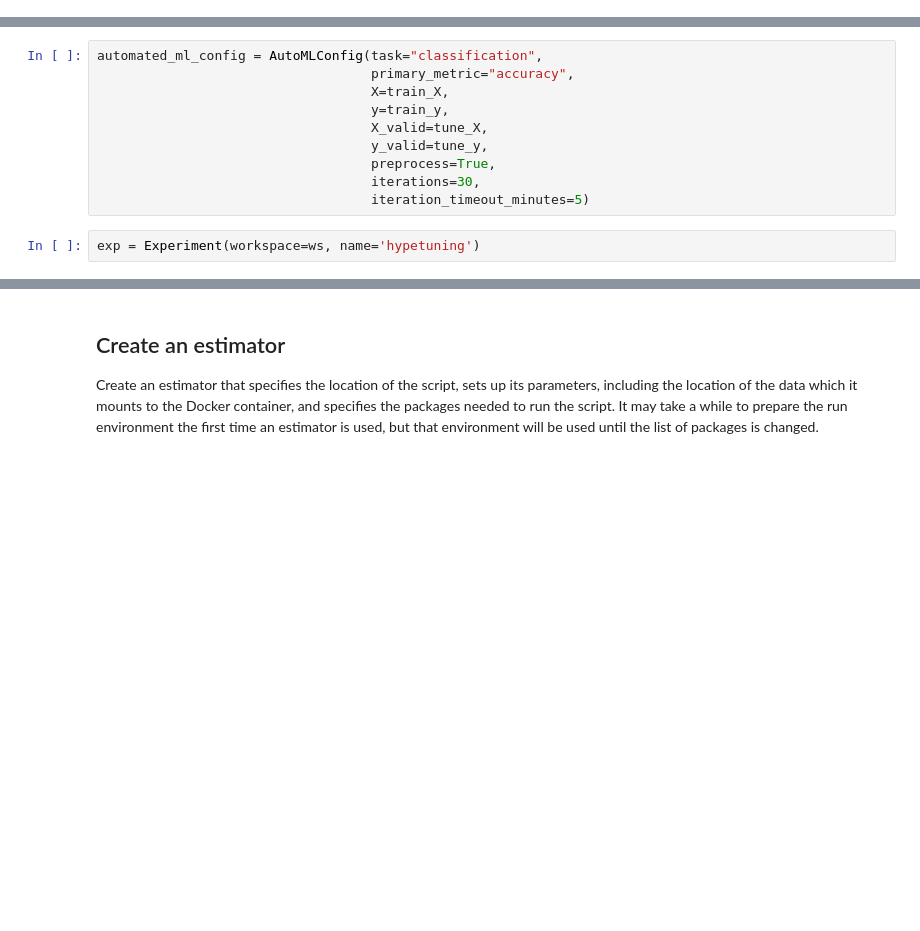
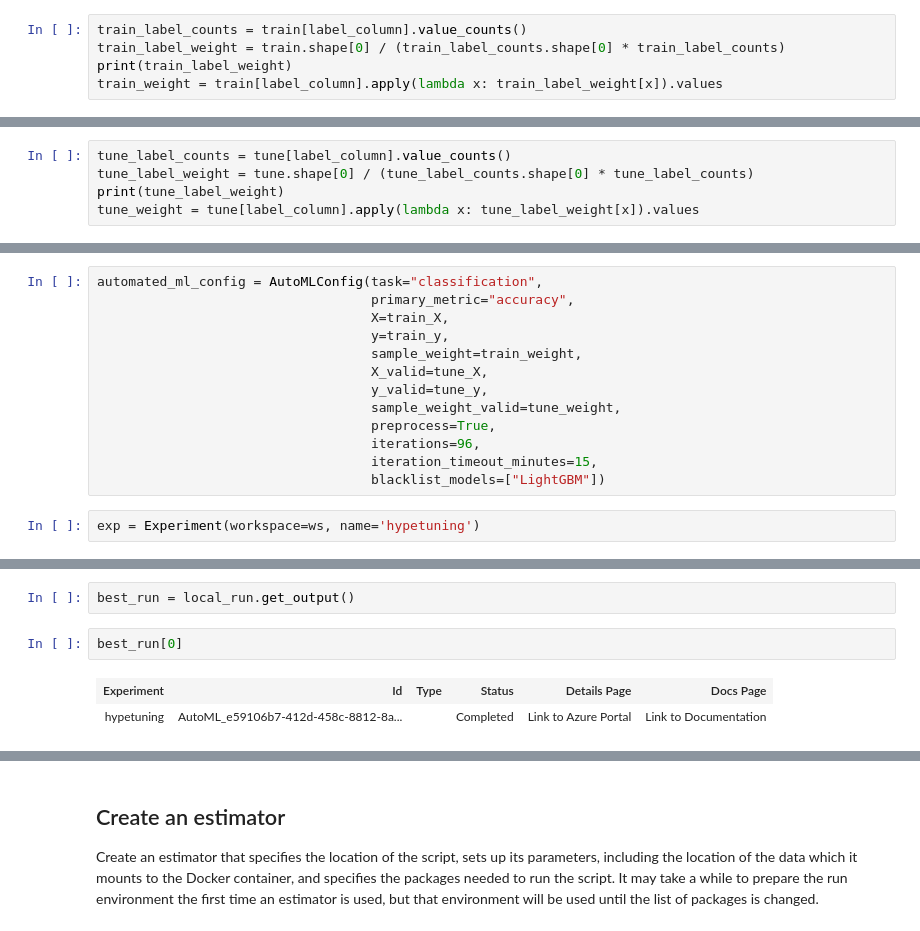
Before and after one commit to microsoft/MLHyperparameterTuning, a Jupyter notebook: 02_Run_AutoML_Locally.ipynb, the cells around one changed output, grey strips where cells are left out. Drawn from its saved outputs; the diff is of its cells as text; blank space fills up the shorter version.

```diff
--- a/02_Run_AutoML_Locally.ipynb
+++ b/02_Run_AutoML_Locally.ipynb
@@ -85,0 +126,5 @@ tune_y = tune[label_column].values
+# %%
+train_label_counts = train[label_column].value_counts()
+train_label_weight = train.shape[0] / (train_label_counts.shape[0] * train_label_counts)
+print(train_label_weight)
+train_weight = train[label_column].apply(lambda x: train_label_weight[x]).values
@@ -85,0 +135,5 @@ tune_y = tune[label_column].values
+# %%
+tune_label_counts = tune[label_column].value_counts()
+tune_label_weight = tune.shape[0] / (tune_label_counts.shape[0] * tune_label_counts)
+print(tune_label_weight)
+tune_weight = tune[label_column].apply(lambda x: tune_label_weight[x]).values
@@ -88,11 +146,14 @@ automated_ml_config = AutoMLConfig(task="classification",
                                    primary_metric="accuracy",
                                    X=train_X,
                                    y=train_y,
+                                   sample_weight=train_weight,
                                    X_valid=tune_X,
                                    y_valid=tune_y,
+                                   sample_weight_valid=tune_weight,
                                    preprocess=True,
-                                   iterations=30,
-                                   iteration_timeout_minutes=5)
+                                   iterations=96,
+                                   iteration_timeout_minutes=15,
+                                   blacklist_models=["LightGBM"])
 # %%
 exp = Experiment(workspace=ws, name='hypetuning')
 # %%
@@ -100,0 +182,7 @@ local_run
+# %%
+best_run = local_run.get_output()
+# %%
+best_run[0]
+# %% [output]
+| Experiment | Id | Type | Status | Details Page | Docs Page |
+| hypetuning | AutoML_e59106b7-412d-458c-8812-8a... |  | Completed | Link to Azure Portal | Link to Documentation |
```
Also changed, not shown: parts of 22 cells of this notebook.
